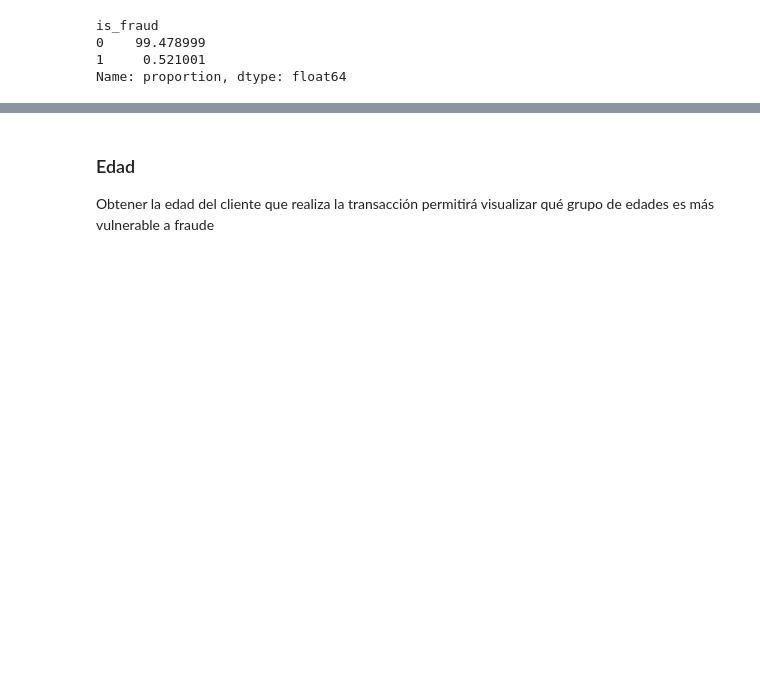
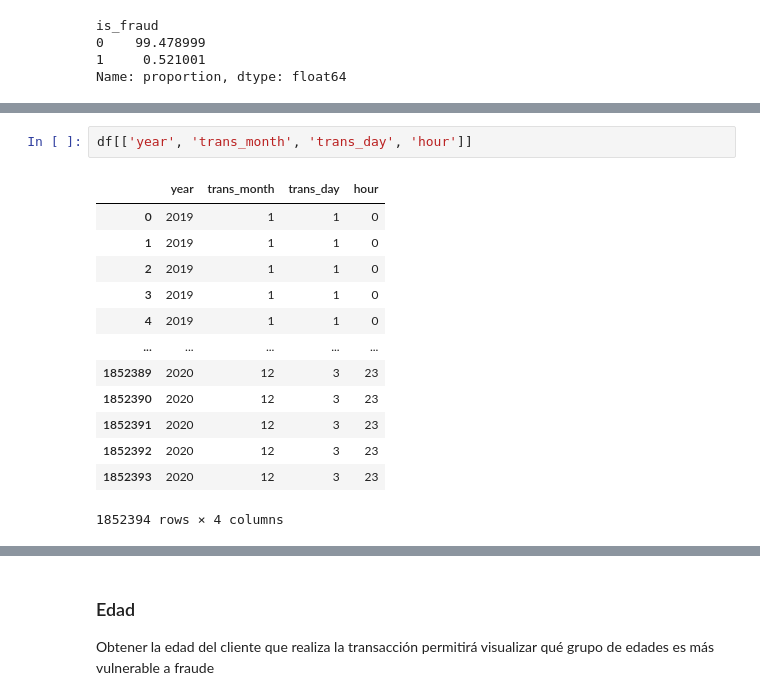
Before and after one commit to pabloozamora/UVG_SDS_Proyecto, a Jupyter notebook: EDA_FE.ipynb, the cells around one changed output, grey strips where cells are left out. Cells and saved outputs as stored; diff of their text form; blank space fills up the shorter version.

```diff
--- a/EDA_FE.ipynb
+++ b/EDA_FE.ipynb
@@ -55,0 +81,16 @@ Name: proportion, dtype: float64
+# %%
+df[['year', 'trans_month', 'trans_day', 'hour']]
+# %% [output]
+|  | year | trans_month | trans_day | hour |
+| 0 | 2019 | 1 | 1 | 0 |
+| 1 | 2019 | 1 | 1 | 0 |
+| 2 | 2019 | 1 | 1 | 0 |
+| 3 | 2019 | 1 | 1 | 0 |
+| 4 | 2019 | 1 | 1 | 0 |
+| ... | ... | ... | ... | ... |
+| 1852389 | 2020 | 12 | 3 | 23 |
+| 1852390 | 2020 | 12 | 3 | 23 |
+| 1852391 | 2020 | 12 | 3 | 23 |
+| 1852392 | 2020 | 12 | 3 | 23 |
+| 1852393 | 2020 | 12 | 3 | 23 |
+1852394 rows × 4 columns
```
Also changed, not shown: parts of 39 cells of this notebook.
